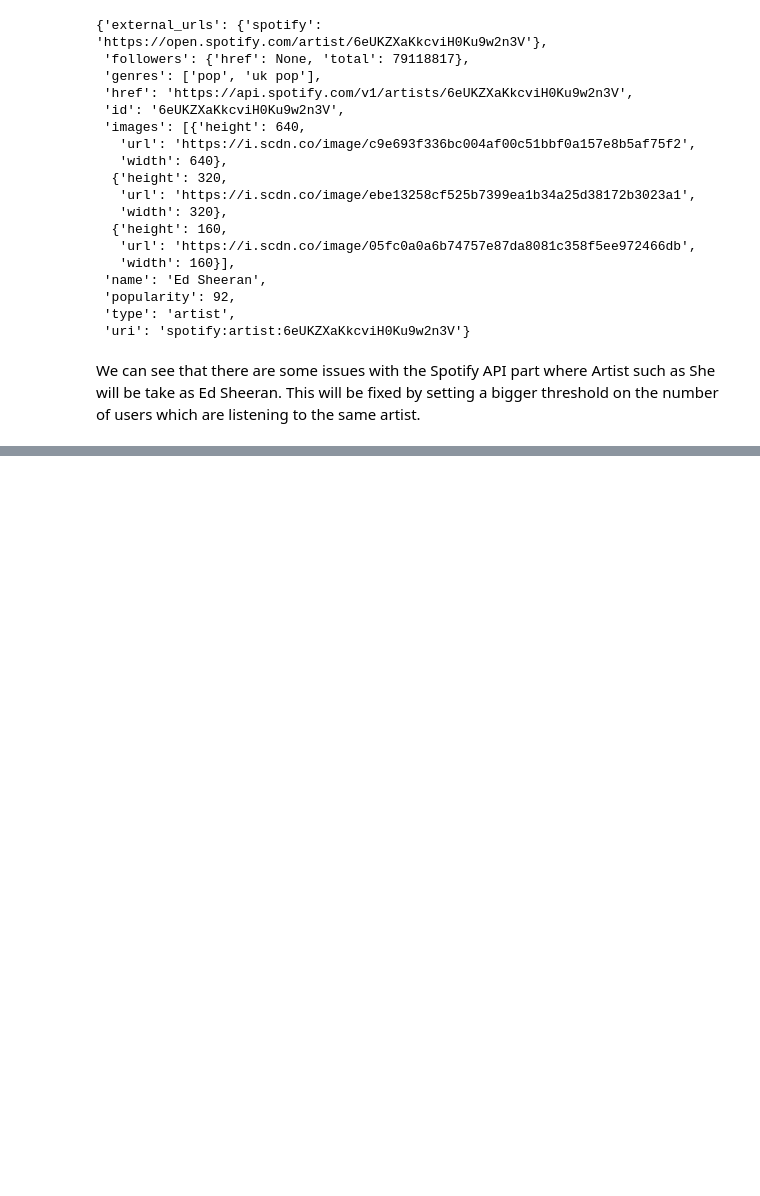
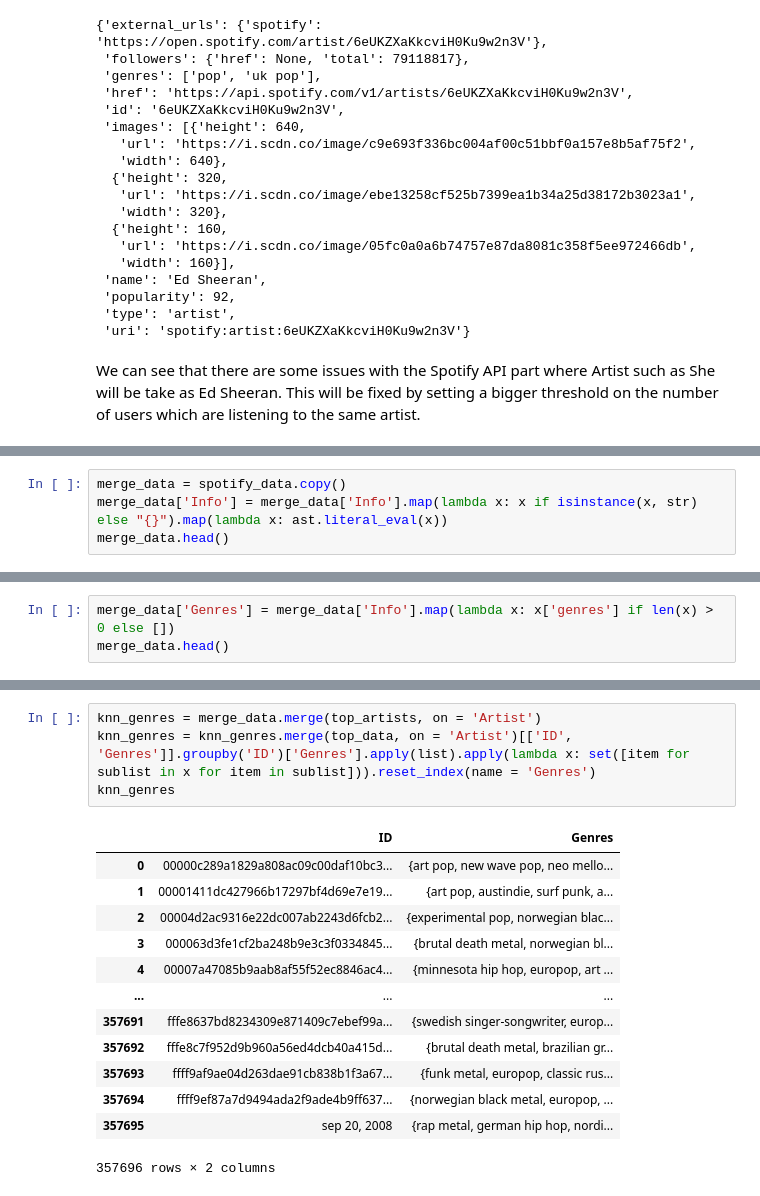
Before and after one commit to Caotick/mlbd-project, a Jupyter notebook: mlbd_project_spotify_api.ipynb, the cells around one changed output, grey strips where cells are left out. Cells and saved outputs as stored; diff of their text form; blank space fills up the shorter version.

Commit message:
Added the merge for KNN

```diff
--- a/mlbd_project_spotify_api.ipynb
+++ b/mlbd_project_spotify_api.ipynb
@@ -336,0 +393,4 @@ multipleUsers
+# %%
+merge_data = spotify_data.copy()
+merge_data['Info'] = merge_data['Info'].map(lambda x: x if isinstance(x, str) else "{}").map(lambda x: ast.literal_eval(x))
+merge_data.head()
@@ -336,0 +404,3 @@ multipleUsers
+# %%
+merge_data['Genres'] = merge_data['Info'].map(lambda x: x['genres'] if len(x) > 0 else [])
+merge_data.head()
@@ -336,0 +414,18 @@ multipleUsers
+# %%
+knn_genres = merge_data.merge(top_artists, on = 'Artist')
+knn_genres = knn_genres.merge(top_data, on = 'Artist')[['ID', 'Genres']].groupby('ID')['Genres'].apply(list).apply(lambda x: set([item for sublist in x for item in sublist])).reset_index(name = 'Genres')
+knn_genres
+# %% [output]
+|  | ID | Genres |
+| 0 | 00000c289a1829a808ac09c00daf10bc3... | {art pop, new wave pop, neo mello... |
+| 1 | 00001411dc427966b17297bf4d69e7e19... | {art pop, austindie, surf punk, a... |
+| 2 | 00004d2ac9316e22dc007ab2243d6fcb2... | {experimental pop, norwegian blac... |
+| 3 | 000063d3fe1cf2ba248b9e3c3f0334845... | {brutal death metal, norwegian bl... |
+| 4 | 00007a47085b9aab8af55f52ec8846ac4... | {minnesota hip hop, europop, art ... |
+| ... | ... | ... |
+| 357691 | fffe8637bd8234309e871409c7ebef99a... | {swedish singer-songwriter, europ... |
+| 357692 | fffe8c7f952d9b960a56ed4dcb40a415d... | {brutal death metal, brazilian gr... |
+| 357693 | ffff9af9ae04d263dae91cb838b1f3a67... | {funk metal, europop, classic rus... |
+| 357694 | ffff9ef87a7d9494ada2f9ade4b9ff637... | {norwegian black metal, europop, ... |
+| 357695 | sep 20, 2008 | {rap metal, german hip hop, nordi... |
+357696 rows × 2 columns
```
Also changed, not shown: parts of 22 cells of this notebook, 1 other file.
